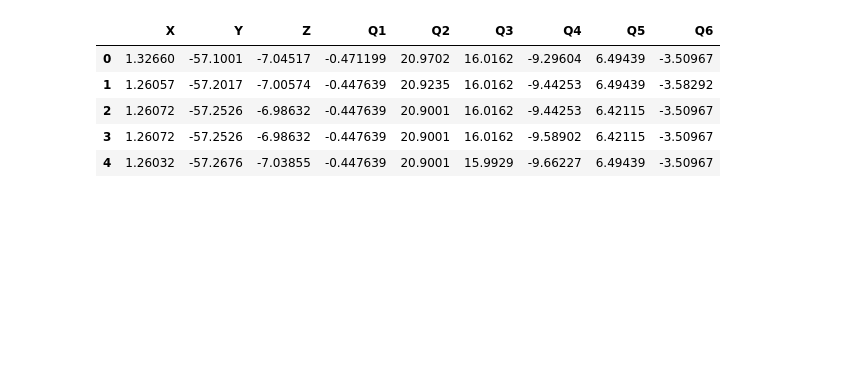
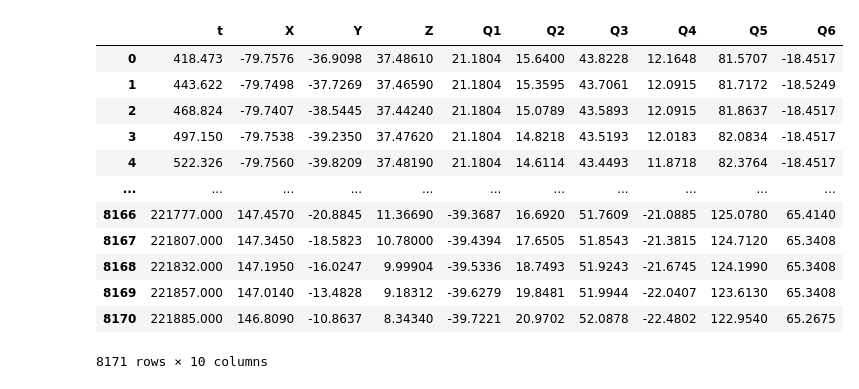
Before and after one commit to Dm1stry/nn_move_predict, a Jupyter notebook: dataset_generation/visual.ipynb, the cells around one changed output. Saved outputs shown, nothing was run; the diff lists cells and outputs as text; code cells hidden in the pictures; blank space fills up the shorter version.

Commit message:
add time to datasets

```diff
--- a/dataset_generation/visual.ipynb
+++ b/dataset_generation/visual.ipynb
@@ -2,13 +2,20 @@
 import pandas as pd
 import plotly.express as px
 # %%
-data = pd.read_csv("data.csv")
+data = pd.read_csv("data_time.csv")
 # %%
-data.head()
+data
 # %% [output]
-|  | X | Y | Z | Q1 | Q2 | Q3 | Q4 | Q5 | Q6 |
-| 0 | 1.32660 | -57.1001 | -7.04517 | -0.471199 | 20.9702 | 16.0162 | -9.29604 | 6.49439 | -3.50967 |
-| 1 | 1.26057 | -57.2017 | -7.00574 | -0.447639 | 20.9235 | 16.0162 | -9.44253 | 6.49439 | -3.58292 |
-| 2 | 1.26072 | -57.2526 | -6.98632 | -0.447639 | 20.9001 | 16.0162 | -9.44253 | 6.42115 | -3.50967 |
-| 3 | 1.26072 | -57.2526 | -6.98632 | -0.447639 | 20.9001 | 16.0162 | -9.58902 | 6.42115 | -3.50967 |
-| 4 | 1.26032 | -57.2676 | -7.03855 | -0.447639 | 20.9001 | 15.9929 | -9.66227 | 6.49439 | -3.50967 |
+|  | t | X | Y | Z | Q1 | Q2 | Q3 | Q4 | Q5 | Q6 |
+| 0 | 418.473 | -79.7576 | -36.9098 | 37.48610 | 21.1804 | 15.6400 | 43.8228 | 12.1648 | 81.5707 | -18.4517 |
+| 1 | 443.622 | -79.7498 | -37.7269 | 37.46590 | 21.1804 | 15.3595 | 43.7061 | 12.0915 | 81.7172 | -18.5249 |
+| 2 | 468.824 | -79.7407 | -38.5445 | 37.44240 | 21.1804 | 15.0789 | 43.5893 | 12.0915 | 81.8637 | -18.4517 |
+| 3 | 497.150 | -79.7538 | -39.2350 | 37.47620 | 21.1804 | 14.8218 | 43.5193 | 12.0183 | 82.0834 | -18.4517 |
+| 4 | 522.326 | -79.7560 | -39.8209 | 37.48190 | 21.1804 | 14.6114 | 43.4493 | 11.8718 | 82.3764 | -18.4517 |
+| ... | ... | ... | ... | ... | ... | ... | ... | ... | ... | ... |
+| 8166 | 221777.000 | 147.4570 | -20.8845 | 11.36690 | -39.3687 | 16.6920 | 51.7609 | -21.0885 | 125.0780 | 65.4140 |
+| 8167 | 221807.000 | 147.3450 | -18.5823 | 10.78000 | -39.4394 | 17.6505 | 51.8543 | -21.3815 | 124.7120 | 65.3408 |
+| 8168 | 221832.000 | 147.1950 | -16.0247 | 9.99904 | -39.5336 | 18.7493 | 51.9243 | -21.6745 | 124.1990 | 65.3408 |
+| 8169 | 221857.000 | 147.0140 | -13.4828 | 9.18312 | -39.6279 | 19.8481 | 51.9944 | -22.0407 | 123.6130 | 65.3408 |
+| 8170 | 221885.000 | 146.8090 | -10.8637 | 8.34340 | -39.7221 | 20.9702 | 52.0878 | -22.4802 | 122.9540 | 65.2675 |
+8171 rows × 10 columns
```
Also changed, not shown: parts of 3 cells of this notebook, 7 other files.
